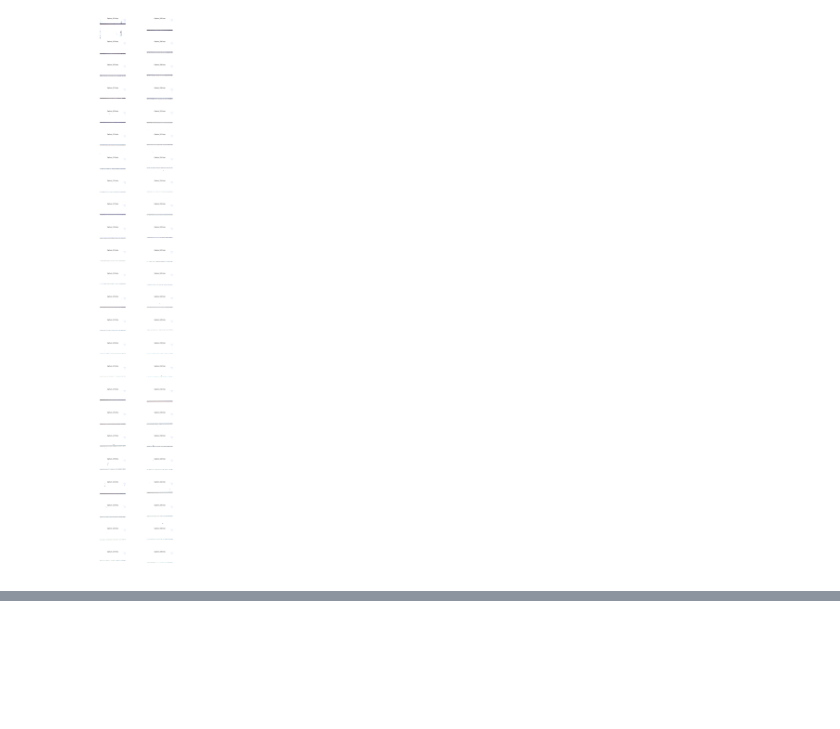
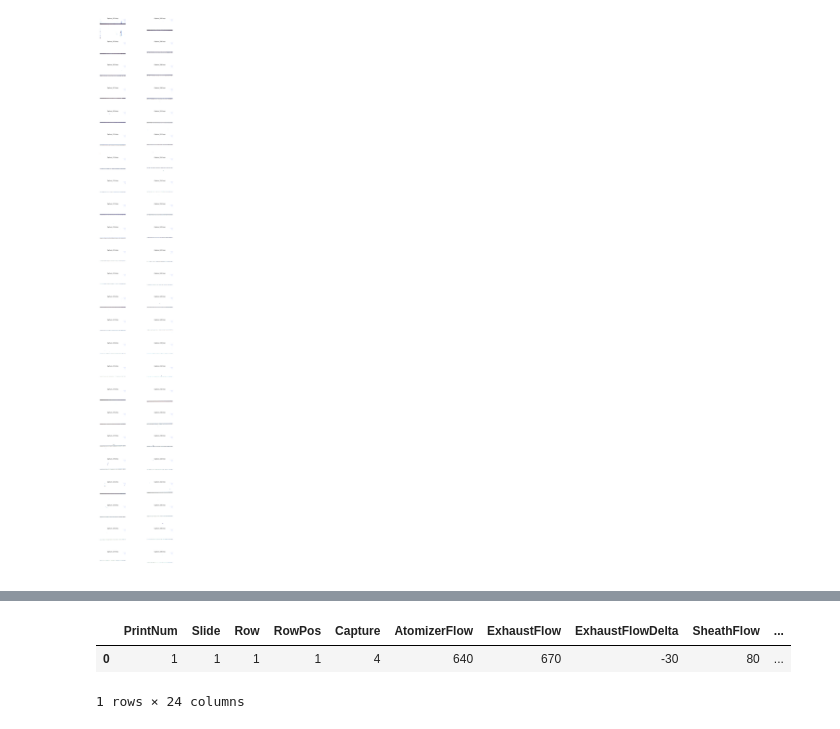
Before and after one commit to marsh1717/UpdateMaterial, a Jupyter notebook: Image Sharing Notebook.ipynb, the cells around one changed output, grey strips where cells are left out. Cells and saved outputs as stored; diff of their text form; code cells hidden in the pictures; blank space fills up the shorter version.

```diff
--- a/Image Sharing Notebook.ipynb
+++ b/Image Sharing Notebook.ipynb
@@ -131,0 +199,6 @@ IPtable
+# %%
+IPtable[IPtable['PrintNum']==1]
+# %% [output]
+|  | PrintNum | Slide | Row | RowPos | Capture | AtomizerFlow | ExhaustFlow | ExhaustFlowDelta | SheathFlow | ... |
+| 0 | 1 | 1 | 1 | 1 | 4 | 640 | 670 | -30 | 80 | ... |
+1 rows × 24 columns
```
Also changed, not shown: parts of 8 cells of this notebook, 1 other file.
